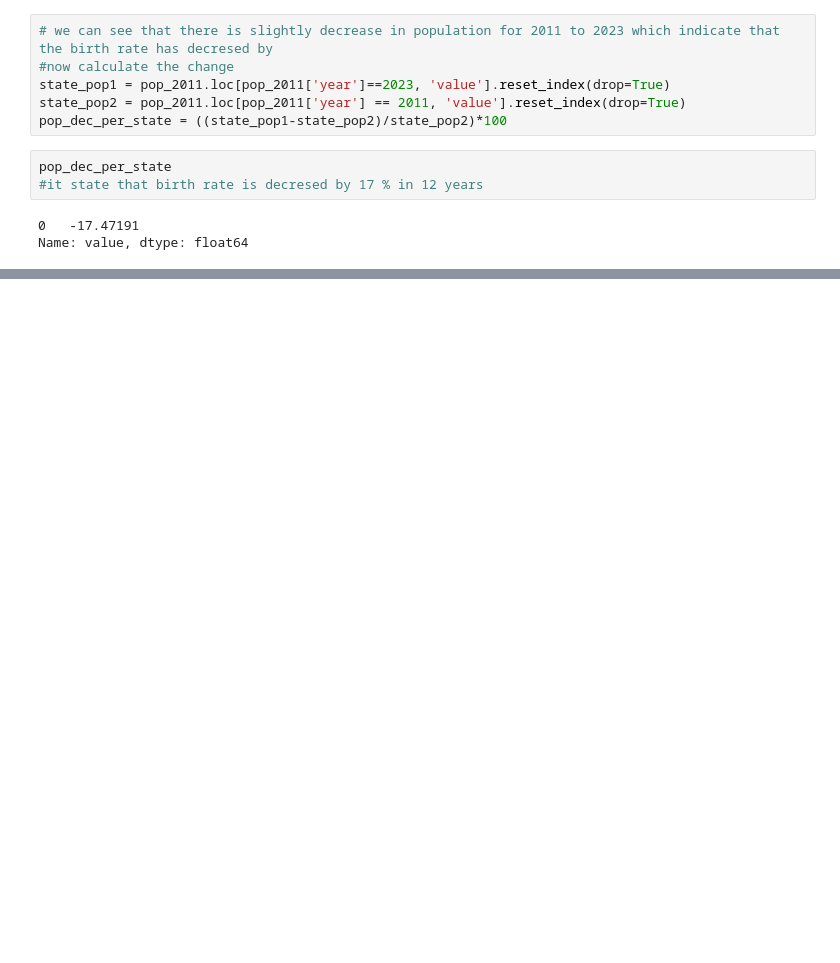
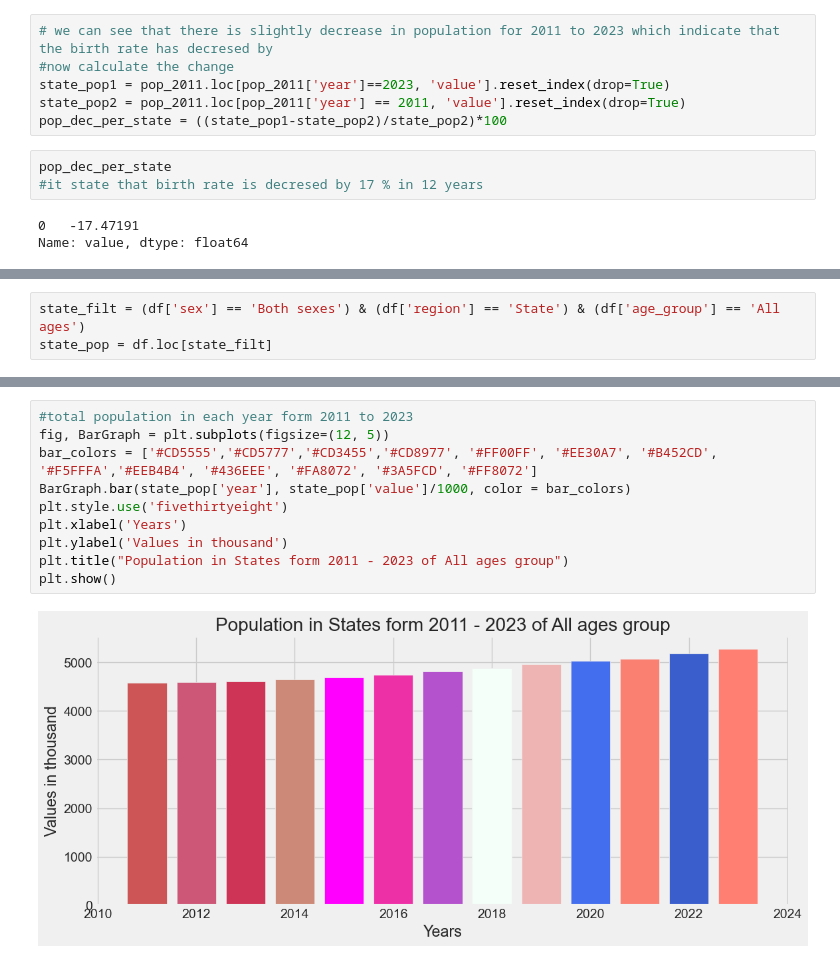
Before and after one commit to shyamghan17/Assignments, a Jupyter notebook: Population_dataset.ipynb, the cells around one changed output, grey strips where cells are left out. Drawn from its saved outputs; the diff is of its cells as text; blank space fills up the shorter version.

```diff
--- a/Population_dataset.ipynb
+++ b/Population_dataset.ipynb
@@ -120,0 +127,3 @@ Name: value, dtype: float64
+# %%
+state_filt = (df['sex'] == 'Both sexes') & (df['region'] == 'State') & (df['age_group'] == 'All ages')
+state_pop = df.loc[state_filt]
@@ -120,0 +151,12 @@ Name: value, dtype: float64
+# %%
+#total population in each year form 2011 to 2023
+fig, BarGraph = plt.subplots(figsize=(12, 5))
+bar_colors = ['#CD5555','#CD5777','#CD3455','#CD8977', '#FF00FF', '#EE30A7', '#B452CD', '#F5FFFA','#EEB4B4', '#436EEE', '#FA8072', '#3A5FCD', '#FF8072']
+BarGraph.bar(state_pop['year'], state_pop['value']/1000, color = bar_colors)
+plt.style.use('fivethirtyeight')
+plt.xlabel('Years')
+plt.ylabel('Values in thousand')
+plt.title("Population in States form 2011 - 2023 of All ages group")
+plt.show()
+# %% [output]
+[figure, added]
```
Also changed, not shown: parts of 4 cells of this notebook.
